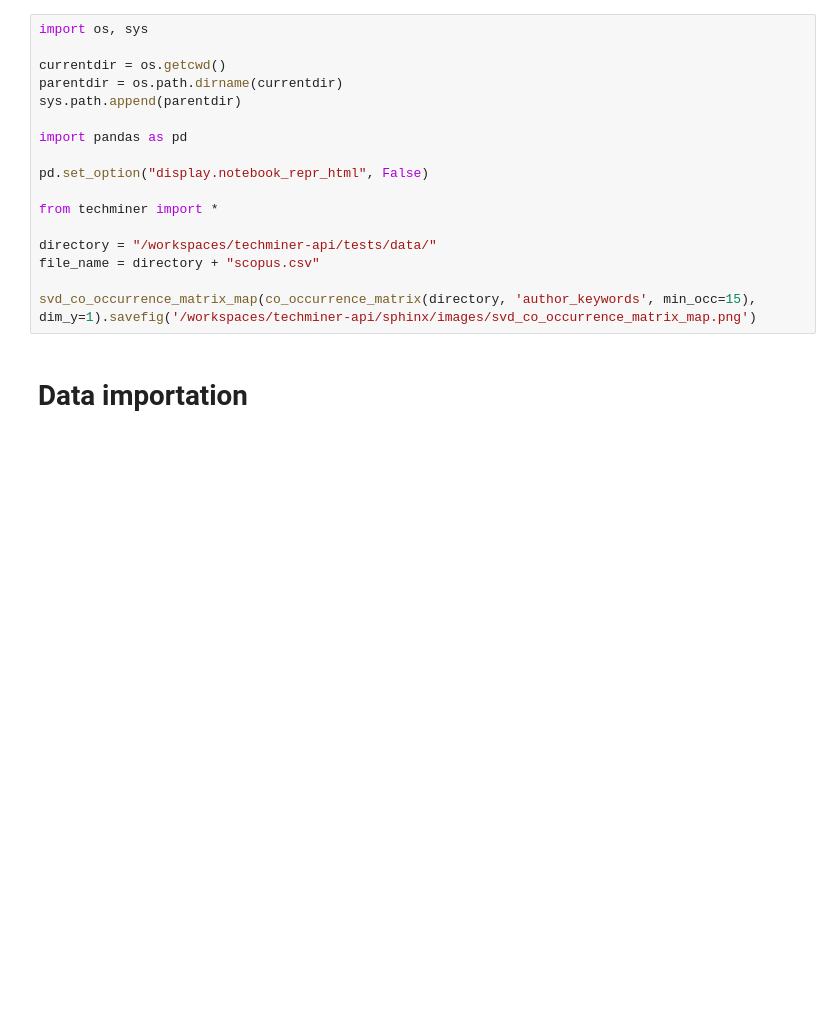
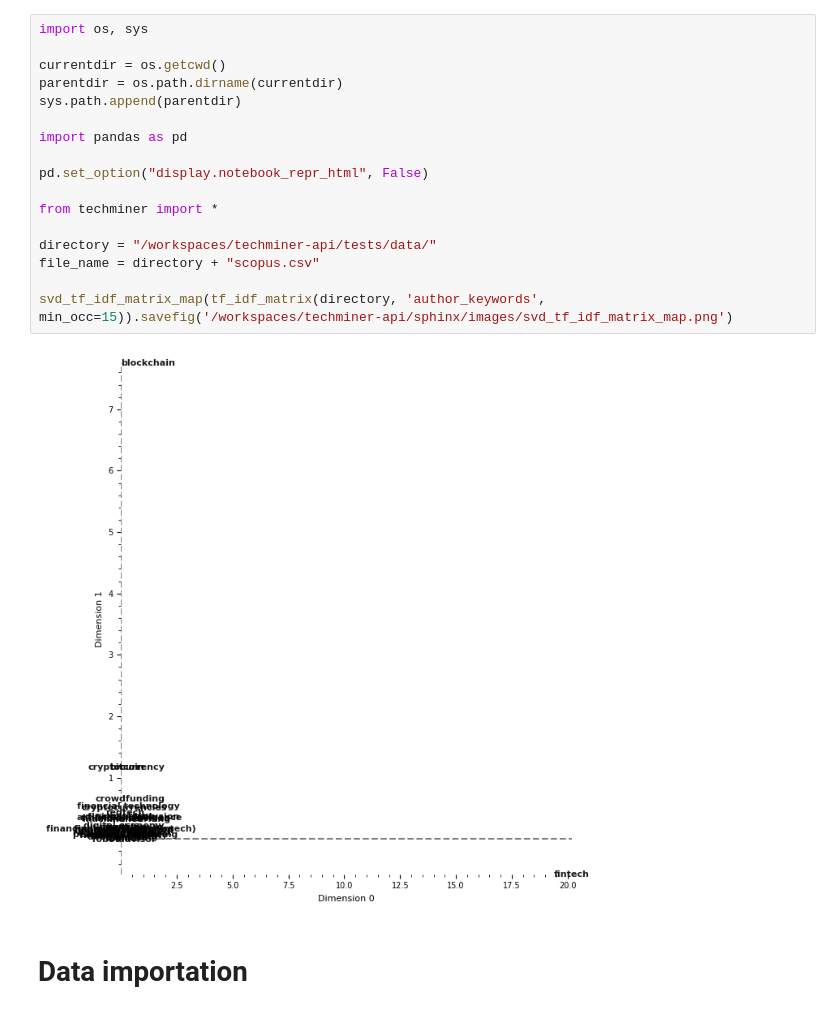
Before and after one commit to jdvelasq/techminer2, a Jupyter notebook: notebooks/debug.ipynb, the cells around one changed output. Saved outputs shown, nothing was run; the diff lists cells and outputs as text; blank space fills up the shorter version.

```diff
--- a/notebooks/debug.ipynb
+++ b/notebooks/debug.ipynb
@@ -1,20 +1,22 @@
 # %%
 import os, sys
 
 currentdir = os.getcwd()
 parentdir = os.path.dirname(currentdir)
 sys.path.append(parentdir)
 
 import pandas as pd
 
 pd.set_option("display.notebook_repr_html", False)
 
 from techminer import *
 
 directory = "/workspaces/techminer-api/tests/data/"
 file_name = directory + "scopus.csv"
 
-svd_co_occurrence_matrix_map(co_occurrence_matrix(directory, 'author_keywords', min_occ=15), dim_y=1).savefig('/workspaces/techminer-api/sphinx/images/svd_co_occurrence_matrix_map.png')
+svd_tf_idf_matrix_map(tf_idf_matrix(directory, 'author_keywords', min_occ=15)).savefig('/workspaces/techminer-api/sphinx/images/svd_tf_idf_matrix_map.png')
+# %% [output]
+[figure, added]
 # %% [markdown]
 # Data importation
 # %%
```
Also changed, not shown: parts of 1 cell of this notebook, 5 other files.
